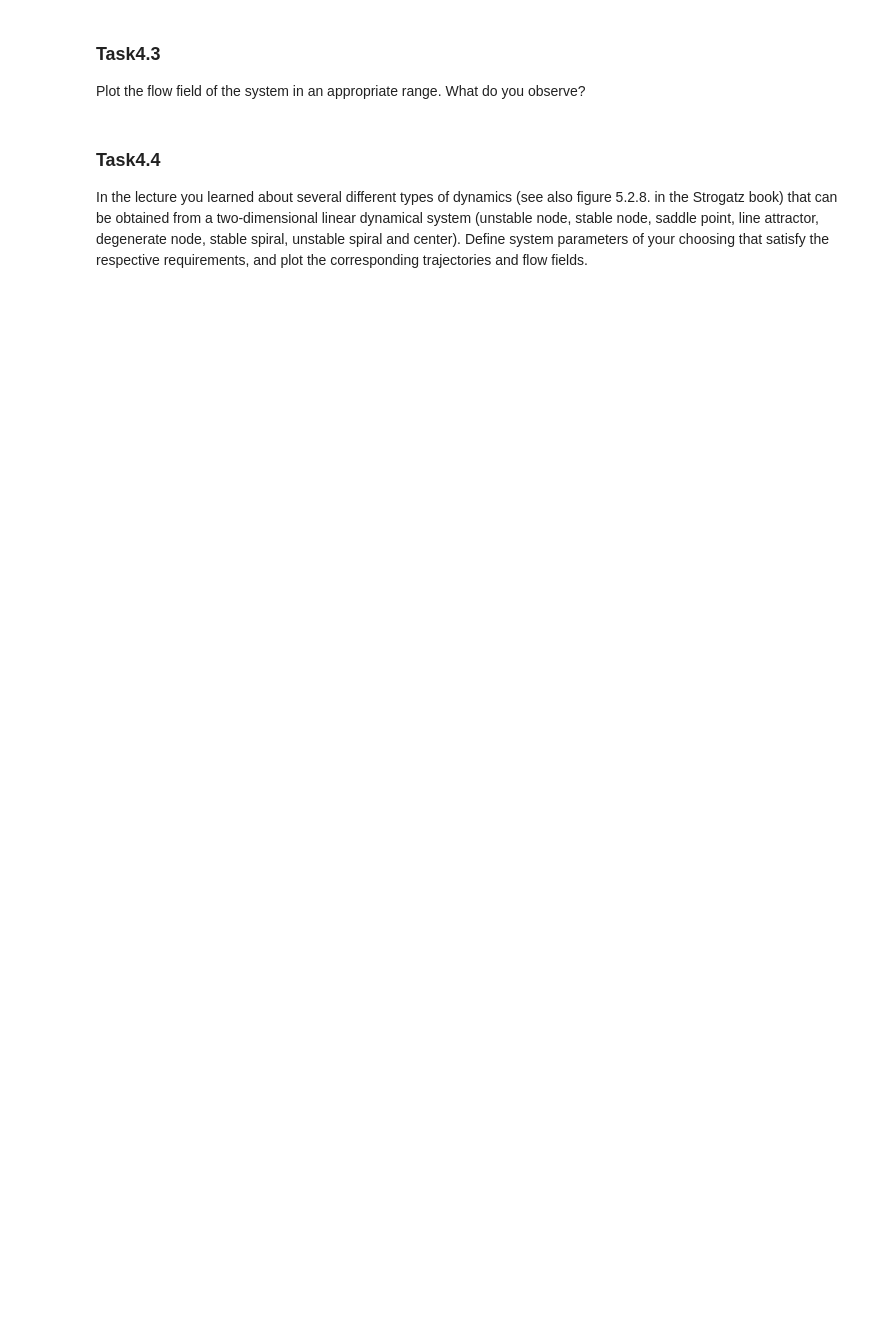
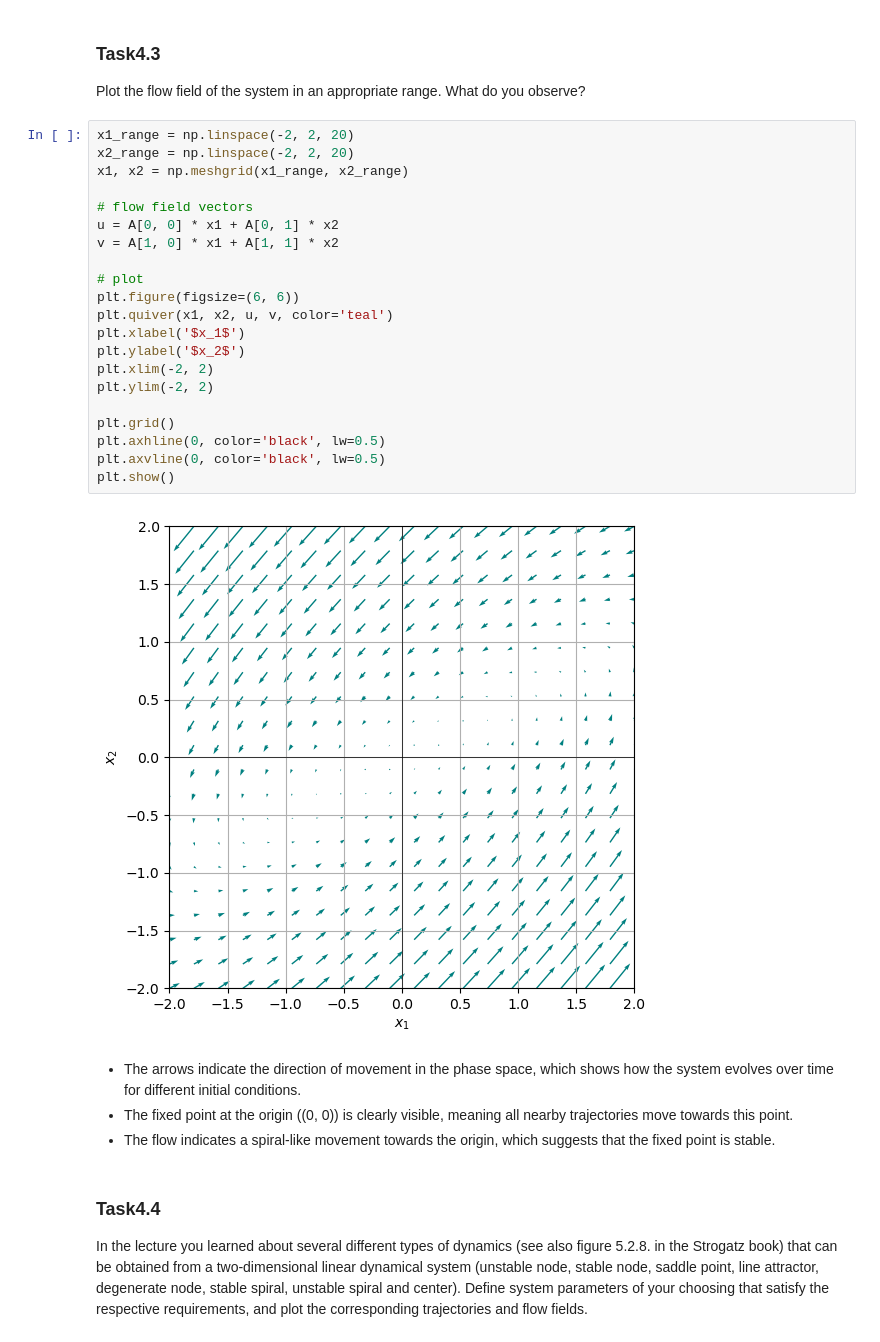
Before and after one commit to HeyuanChi/DSML_24ws, a Jupyter notebook: ex01/ex01.ipynb, the cells around one changed output. Cells and saved outputs as stored; diff of their text form; blank space fills up the shorter version.

```diff
--- a/ex01/ex01.ipynb
+++ b/ex01/ex01.ipynb
@@ -242,6 +297,33 @@ Plot the time evolution of the system for an initial vector of $ \mathbf{x_0} =
 ### Task4.3
 
 Plot the flow field of the system in an appropriate range. What do you observe?
+# %%
+x1_range = np.linspace(-2, 2, 20)
+x2_range = np.linspace(-2, 2, 20)
+x1, x2 = np.meshgrid(x1_range, x2_range)
+
+# flow field vectors
+u = A[0, 0] * x1 + A[0, 1] * x2
+v = A[1, 0] * x1 + A[1, 1] * x2
+
+# plot
+plt.figure(figsize=(6, 6))
+plt.quiver(x1, x2, u, v, color='teal')
+plt.xlabel('$x_1$')
+plt.ylabel('$x_2$')
+plt.xlim(-2, 2)
+plt.ylim(-2, 2)
+
+plt.grid()
+plt.axhline(0, color='black', lw=0.5)
+plt.axvline(0, color='black', lw=0.5)
+plt.show()
+# %% [output]
+[figure, added]
+# %% [markdown]
+- The arrows indicate the direction of movement in the phase space, which shows how the system evolves over time for different initial conditions.
+- The fixed point at the origin \((0, 0)\) is clearly visible, meaning all nearby trajectories move towards this point.
+- The flow indicates a spiral-like movement towards the origin, which suggests that the fixed point is stable.
 # %% [markdown]
 ### Task4.4
 
```
Also changed, not shown: parts of 6 cells of this notebook.
